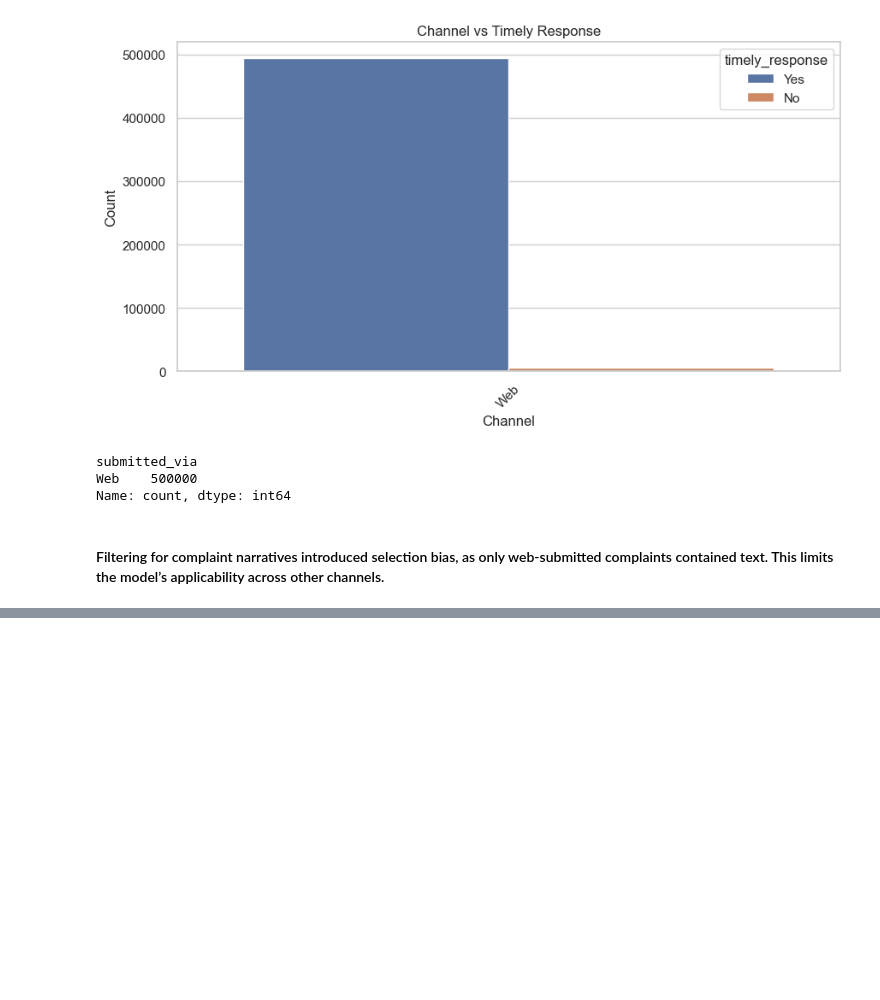
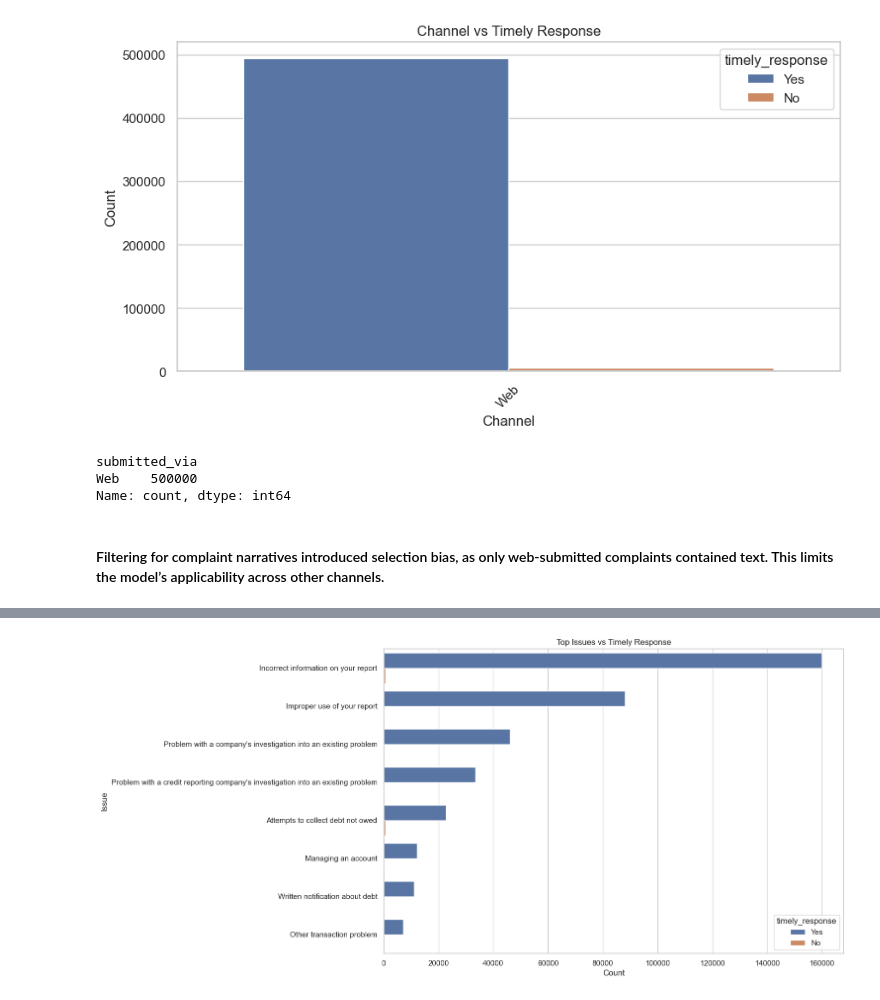
Before and after one commit to Phiziics/cfpb-complaint-intelligence, a Jupyter notebook: notebooks/01_eda.ipynb, the cells around one changed output, grey strips where cells are left out. Saved outputs shown, nothing was run; the diff lists cells and outputs as text; code cells hidden in the pictures; blank space fills up the shorter version.

```diff
--- a/notebooks/01_eda.ipynb
+++ b/notebooks/01_eda.ipynb
@@ -366,0 +377,17 @@ df_model.shape
+# %%
+# Compare issue type with response timeliness
+top_issues = df_sample["issue"].value_counts().head(8).index
+
+plt.figure(figsize=(12, 8))
+sns.countplot(
+    data=df_sample[df_sample["issue"].isin(top_issues)],
+    y="issue",
+    hue="timely_response",
+    order=df_sample["issue"].value_counts().head(8).index
+)
+plt.title("Top Issues vs Timely Response")
+plt.xlabel("Count")
+plt.ylabel("Issue")
+plt.show()
+# %% [output]
+[figure, added]
```
Also changed, not shown: parts of 8 cells of this notebook.
